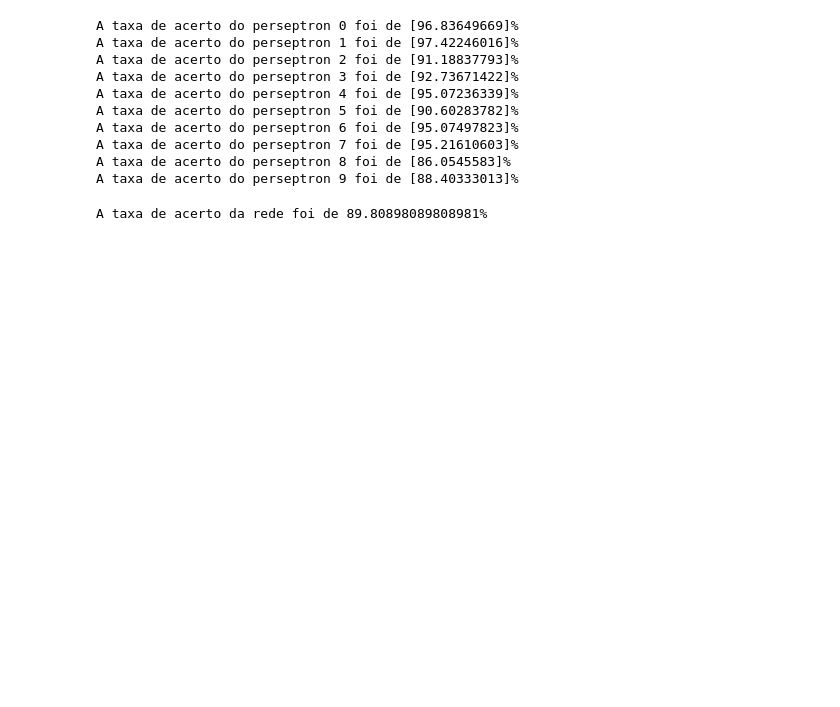
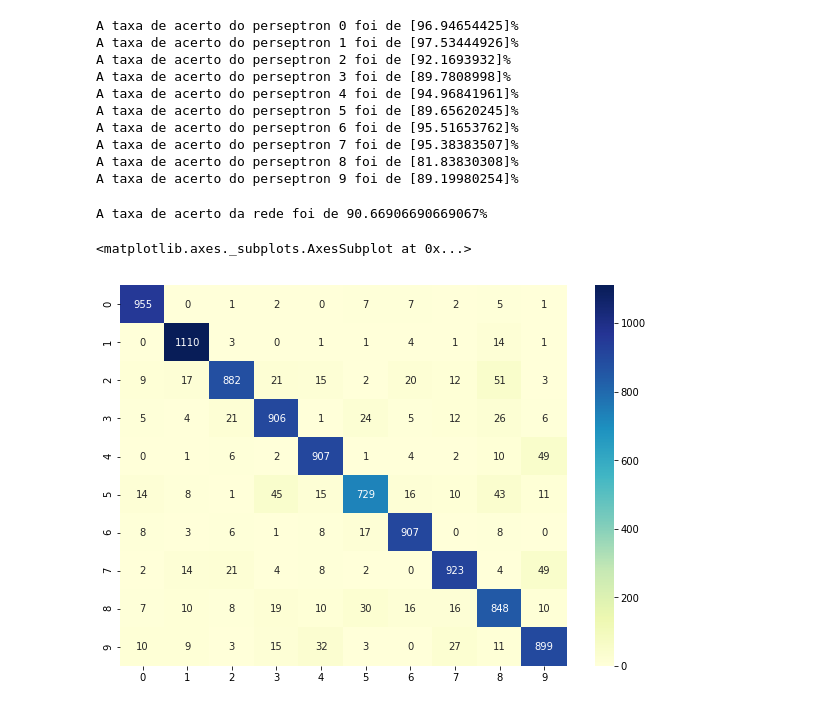
Before and after one commit to dnbechtlufft/datalab, a Jupyter notebook: Perceptrons.ipynb, the cells around one changed output. Saved outputs shown, nothing was run; the diff lists cells and outputs as text; code cells hidden in the pictures; blank space fills up the shorter version.

```diff
--- a/Perceptrons.ipynb
+++ b/Perceptrons.ipynb
@@ -14,8 +14,8 @@ def choose_new(answer):
 df = pd.read_csv('mnist/mnist_train.csv')
 df_test = pd.read_csv('mnist/mnist_test.csv')
 # %%
-epochs = 200
-learning_rate = 0.01
+epochs = 250
+learning_rate = 0.001
 perseps_list = []
 for persep in range (10):
 
@@ -49,7 +49,6 @@ for persep in range (10):
             j += 1
     perseps_list.append(weight)
 # %%
-accuracy = []
 for i in range(10):
 
     selecao = df_test['7'] == i
@@ -73,18 +72,17 @@ for i in range(10):
         error += abs(delta)
         j += 1
     print("A taxa de acerto do perseptron {} foi de {}%".format(i, 100-error*100/df_test.shape[0]))
-    accuracy.append(float(100-error*100/df_test.shape[0]))
 # %% [output]
-A taxa de acerto do perseptron 0 foi de [96.83649669]%
-A taxa de acerto do perseptron 1 foi de [97.42246016]%
-A taxa de acerto do perseptron 2 foi de [91.18837793]%
-A taxa de acerto do perseptron 3 foi de [92.73671422]%
-A taxa de acerto do perseptron 4 foi de [95.07236339]%
-A taxa de acerto do perseptron 5 foi de [90.60283782]%
-A taxa de acerto do perseptron 6 foi de [95.07497823]%
-A taxa de acerto do perseptron 7 foi de [95.21610603]%
-A taxa de acerto do perseptron 8 foi de [86.0545583]%
-A taxa de acerto do perseptron 9 foi de [88.40333013]%
+A taxa de acerto do perseptron 0 foi de [96.94654425]%
+A taxa de acerto do perseptron 1 foi de [97.53444926]%
+A taxa de acerto do perseptron 2 foi de [92.1693932]%
+A taxa de acerto do perseptron 3 foi de [89.7808998]%
+A taxa de acerto do perseptron 4 foi de [94.96841961]%
+A taxa de acerto do perseptron 5 foi de [89.65620245]%
+A taxa de acerto do perseptron 6 foi de [95.51653762]%
+A taxa de acerto do perseptron 7 foi de [95.38383507]%
+A taxa de acerto do perseptron 8 foi de [81.83830308]%
+A taxa de acerto do perseptron 9 foi de [89.19980254]%
 # %%
 df_test = pd.read_csv('mnist/mnist_test.csv')
 X_test = df_test.iloc[:, 1:]
@@ -94,6 +92,7 @@ y_test = df_test.iloc[:, :1].values
 
 j = 0
 error = 0
+predicted = []
 for example in X_test:
     answer = []
     for percep in perseps_list:
@@ -105,6 +104,7 @@ for example in X_test:
     if delta != 0:
         error += 1
     j += 1
+    predicted.append(right_percep)
 print("A taxa de acerto da rede foi de {}%".format(100-error*100/df_test.shape[0]))
 # %% [output]
-A taxa de acerto da rede foi de 89.80898089808981%
+A taxa de acerto da rede foi de 90.66906690669067%
@@ -110,0 +115,8 @@ A taxa de acerto da rede foi de 89.80898089808981%
+# %%
+array = confusion_matrix(y_test, predicted)
+df_cm = pd.DataFrame(array, index = [i for i in'0123456789'], columns = [i for i in '0123456789'])
+plt.figure(figsize = (10,7))
+sn.heatmap(df_cm, annot=True, cmap="YlGnBu", fmt = "d")
+# %% [output]
+<matplotlib.axes._subplots.AxesSubplot at 0x...>
+[figure, added]
```
Also changed, not shown: parts of 1 cell of this notebook.
